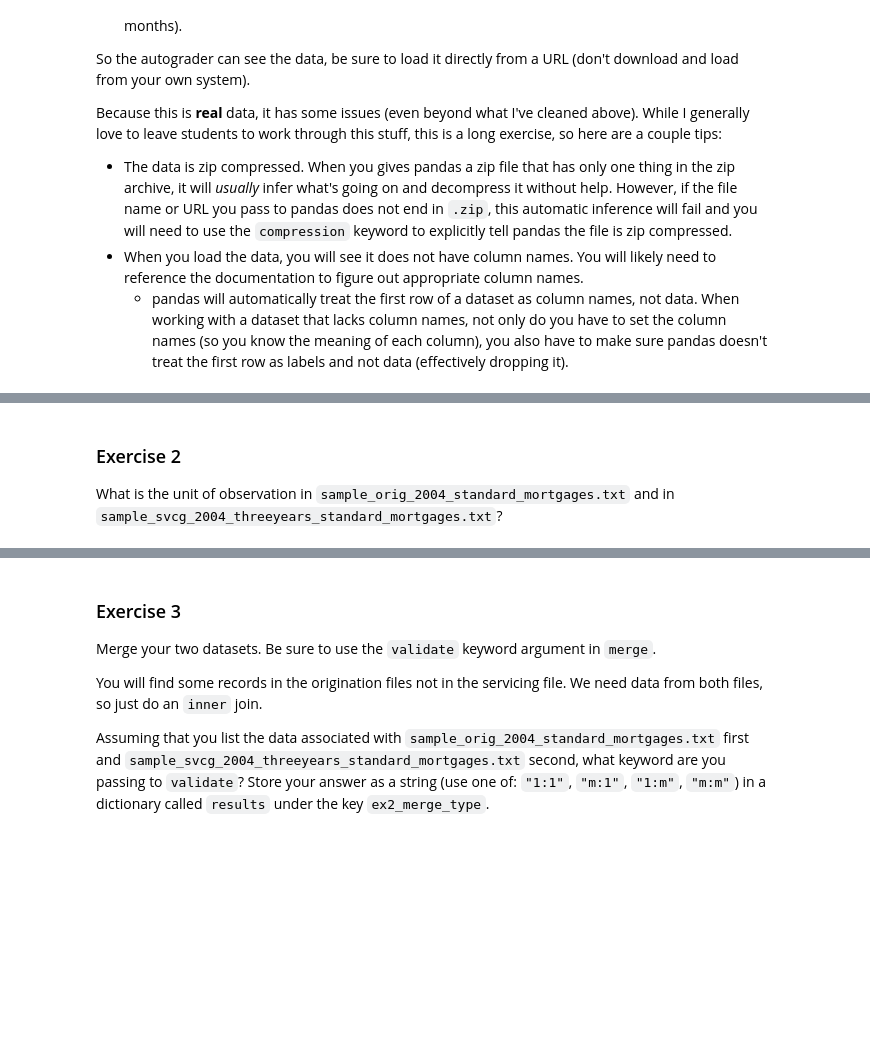
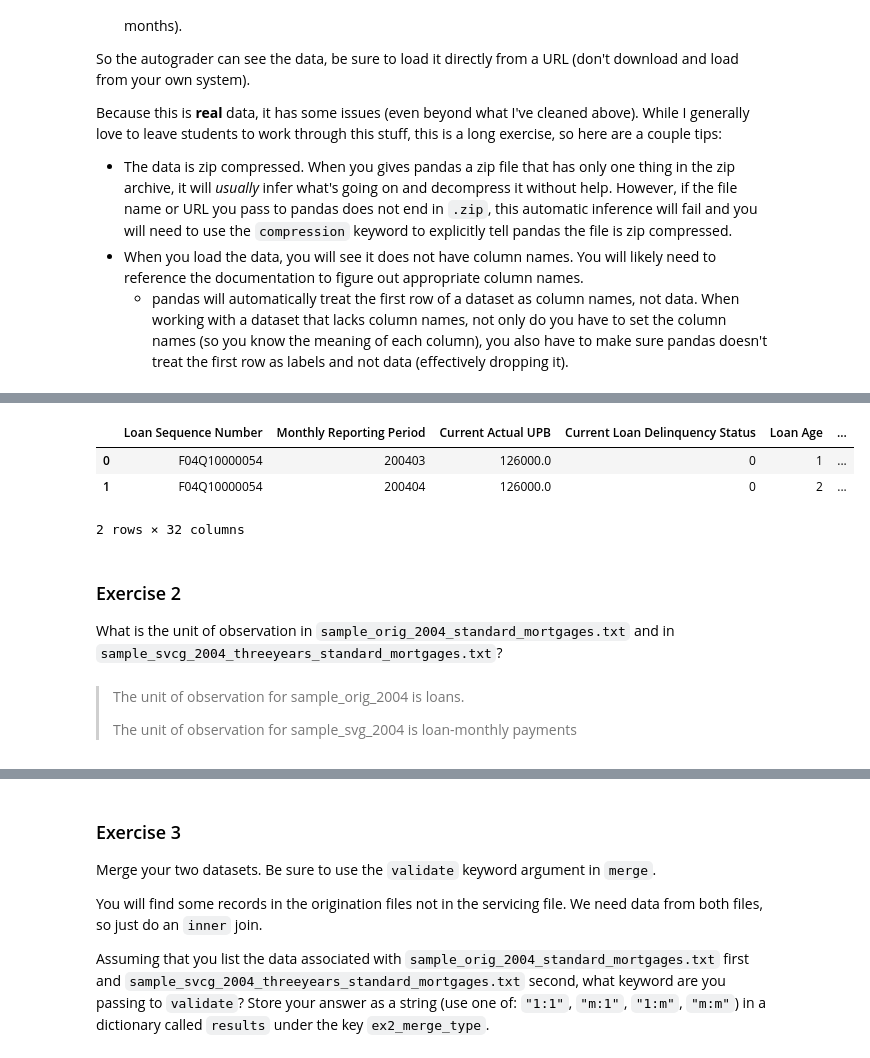
Before and after one commit to cathylyirang/IDS_701_UDS, a Jupyter notebook: exercise_passive_prediction.ipynb, the cells around one changed output, grey strips where cells are left out. Drawn from its saved outputs; the diff is of its cells as text; code cells hidden in the pictures; blank space fills up the shorter version.

```diff
--- a/exercise_passive_prediction.ipynb
+++ b/exercise_passive_prediction.ipynb
@@ -93,4 +145,63 @@ Because this is **real** data, it has some issues (even beyond what I've cleaned
+# %%
+col_ser = [
+    "Loan Sequence Number",
+    "Monthly Reporting Period",
+    "Current Actual UPB",
+    "Current Loan Delinquency Status",
+    "Loan Age",
+    "Remaining Months to Legal Maturity",
+    "Defect Settlement Date",
+    "Modification Flag",
+    "Zero Balance Code",
+    "Zero Balance Effective Date",
+    "Current Interest Rate",
+    "Current Deferred UPB",
+    "Due Date of Last Paid Installment (DDLPI)",
+    "MI Recoveries",
+    "Net Sales Proceeds",
+    "Non MI Recoveries",
+    "Expenses",
+    "Legal Costs",
+    "Maintenance and Preservation Costs",
+    "Taxes and Insurance",
+    "Miscellaneous Expenses",
+    "Actual Loss Calculation",
+    "Modification Cost",
+    "Step Modification Flag",
+    "Deferred Payment Plan",
+    "Estimated Loan-to-Value (ELTV)",
+    "Zero Balance Removal UPB",
+    "Delinquent Accrued Interest",
+    "Delinquency Due to Disaster",
+    "Borrower Assistance Status Code",
+    "Current Month Modification Cost",
+    "Interest Bearing UPB",
+]
+
+db_servicing = pd.read_csv(
+    "https://github.com/nickeubank/MIDS_Data/raw/refs/heads/master/mortgages/2004/sample_svcg_2004_threeyears_standard_mortgages.txt.zip",
+    sep="|",
+    header=None,
+    names=col_ser,
+    index_col=None,
+    dtype={
+        "Current Loan Delinquency Status": str,
+        "Modification Flag": str,
+        "Step Modification Flag": str,
+    },
+)
+
+db_servicing.head(2)
+# %% [output]
+|  | Loan Sequence Number | Monthly Reporting Period | Current Actual UPB | Current Loan Delinquency Status | Loan Age | ... |
+| 0 | F04Q10000054 | 200403 | 126000.0 | 0 | 1 | ... |
+| 1 | F04Q10000054 | 200404 | 126000.0 | 0 | 2 | ... |
+2 rows × 32 columns
 # %% [markdown]
 ### Exercise 2
 
 What is the unit of observation in `sample_orig_2004_standard_mortgages.txt` and in `sample_svcg_2004_threeyears_standard_mortgages.txt`?
+# %% [markdown]
+> The unit of observation for sample_orig_2004 is loans.
+>
+> The unit of observation for sample_svg_2004 is loan-monthly payments
```
Also changed, not shown: parts of 14 cells of this notebook, 1 other file.
